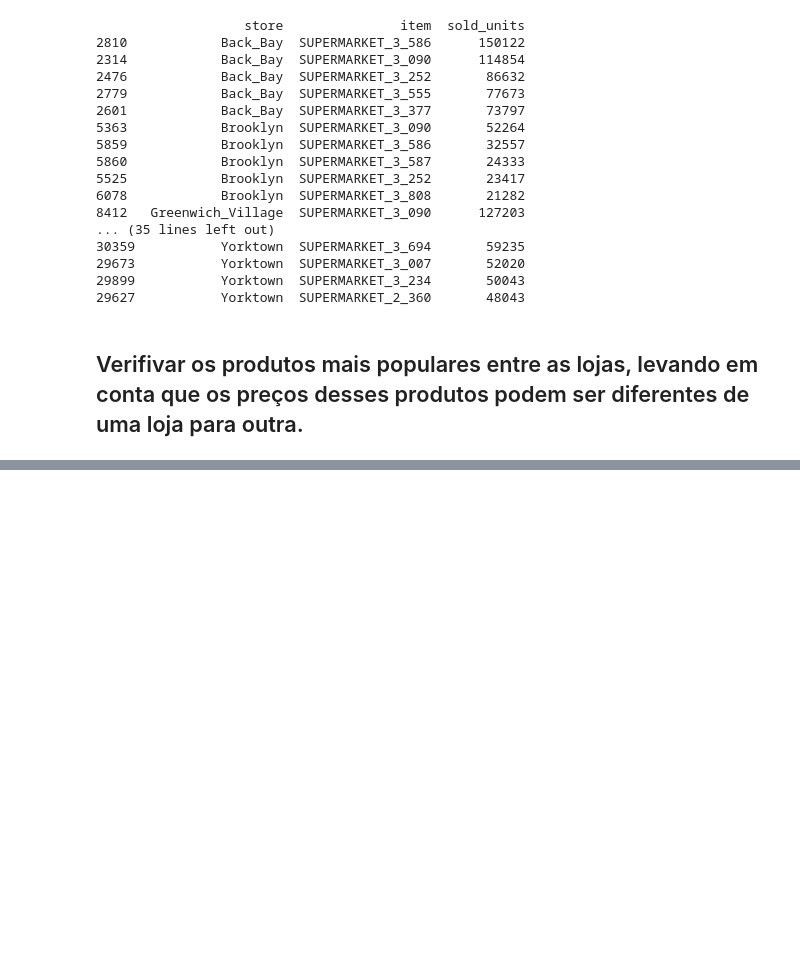
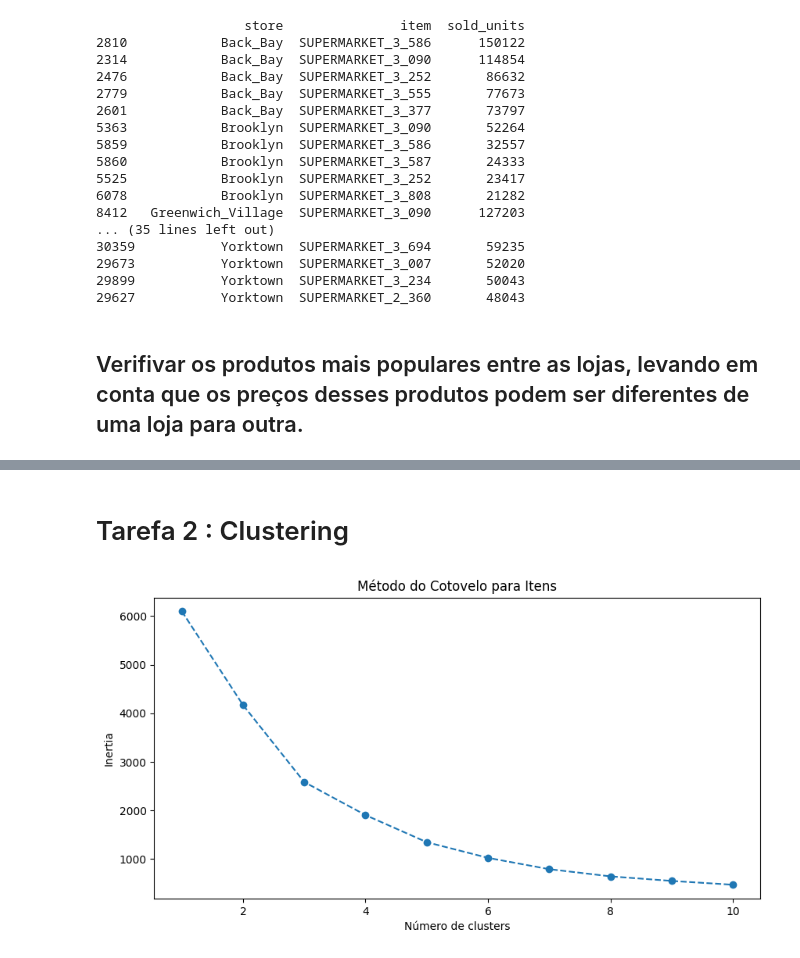
Before and after one commit to viicctor91/me, a Jupyter notebook: Projeto_Final.ipynb, the cells around one changed output, grey strips where cells are left out. Cells and saved outputs as stored; diff of their text form; code cells hidden in the pictures; blank space fills up the shorter version.

```diff
--- a/Projeto_Final.ipynb
+++ b/Projeto_Final.ipynb
@@ -251,9 +253,3 @@ Name: sell_price, Length: 1860, dtype: int64
-# %%
-# 1. Certificar-se de que todos os valores na coluna sell_price sejam do tipo float
-df_prices['sell_price'] = df_prices['sell_price'].astype(float)
-
-# 2. Arredondar a coluna sell_price para duas casas decimais
-df_prices['sell_price'] = df_prices['sell_price'].round(2)
 # %%
 price_stats = df_prices.groupby("category")["sell_price"].agg(["mean", "median", "std"])
 print(price_stats)
@@ -832,0 +1006,45 @@ memory usage: 7.4+ GB
+# %% [markdown]
+# Tarefa 2 : Clustering
+# %%
+from sklearn.cluster import KMeans
+from sklearn.preprocessing import StandardScaler
+import pandas as pd
+import matplotlib.pyplot as plt
+
+# 1. Preparação dos dados:
+
+# Agregando dados por item (ajuste as colunas conforme o seu df_final)
+df_items = df_final.groupby('item').agg({
+    'sold_units': 'sum',
+    'sell_price': 'mean',
+    'store': 'nunique',
+    'region': 'nunique'
+}).reset_index()
+
+# Renomeando colunas para melhor clareza
+df_items = df_items.rename(columns={
+    'store': 'unique_stores',
+    'region': 'unique_regions'
+})
+
+# Normalização dos dados
+features_to_scale = ['sold_units', 'sell_price', 'unique_stores', 'unique_regions']
+scaler = StandardScaler()
+df_items_scaled = scaler.fit_transform(df_items[features_to_scale])
+
+# 2. Determinar o número ideal de clusters:
+
+inertia = []
+for i in range(1, 11):  # Testando de 1 a 10 clusters
+    kmeans = KMeans(n_clusters=i, random_state=0, n_init=10).fit(df_items_scaled)  # Definido n_init explicitamente
+    inertia.append(kmeans.inertia_)
+
+# Plotando o Método do Cotovelo
+plt.figure(figsize=(10,5))
+plt.plot(range(1, 11), inertia, marker='o', linestyle='--')
+plt.title('Método do Cotovelo para Itens')
+plt.xlabel('Número de clusters')
+plt.ylabel('Inertia')
+plt.show()
+# %% [output]
+[figure, added]
```
Also changed, not shown: parts of 52 cells of this notebook.
